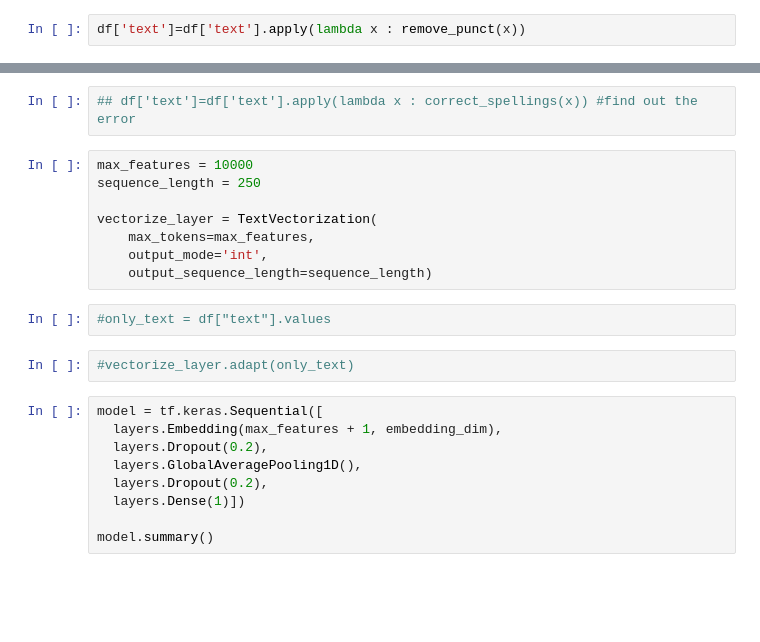
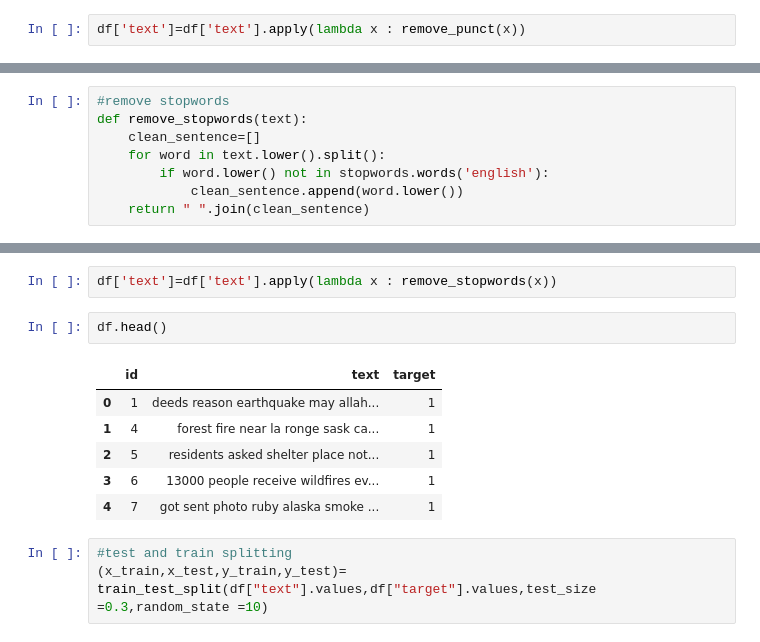
Before and after one commit to mehmetkayaci/RealOrNot_NPL, a Jupyter notebook: dataAnalysis.ipynb, the cells around one changed output, grey strips where cells are left out. Drawn from its saved outputs; the diff is of its cells as text; blank space fills up the shorter version.

```diff
--- a/dataAnalysis.ipynb
+++ b/dataAnalysis.ipynb
@@ -211,0 +173,8 @@ correct_spellings(text)
+# %%
+#remove stopwords
+def remove_stopwords(text):
+    clean_sentence=[]
+    for word in text.lower().split():
+        if word.lower() not in stopwords.words('english'):
+            clean_sentence.append(word.lower())
+    return " ".join(clean_sentence)
@@ -212,23 +190,14 @@ correct_spellings(text)
 # %%
-## df['text']=df['text'].apply(lambda x : correct_spellings(x)) #find out the error
+df['text']=df['text'].apply(lambda x : remove_stopwords(x))
-# %%
-max_features = 10000
-sequence_length = 250
-
-vectorize_layer = TextVectorization(
-    max_tokens=max_features,
-    output_mode='int',
-    output_sequence_length=sequence_length)
-# %%
-#only_text = df["text"].values
-# %%
-#vectorize_layer.adapt(only_text)
-# %%
-model = tf.keras.Sequential([
-  layers.Embedding(max_features + 1, embedding_dim),
-  layers.Dropout(0.2),
-  layers.GlobalAveragePooling1D(),
-  layers.Dropout(0.2),
-  layers.Dense(1)])
-
-model.summary()
+# %%
+df.head()
+# %% [output]
+|  | id | text | target |
+| 0 | 1 | deeds reason earthquake may allah... | 1 |
+| 1 | 4 | forest fire near la ronge sask ca... | 1 |
+| 2 | 5 | residents asked shelter place not... | 1 |
+| 3 | 6 | 13000 people receive wildfires ev... | 1 |
+| 4 | 7 | got sent photo ruby alaska smoke ... | 1 |
+# %%
+#test and train splitting
+(x_train,x_test,y_train,y_test)= train_test_split(df["text"].values,df["target"].values,test_size =0.3,random_state =10)
```
Also changed, not shown: parts of 22 cells of this notebook, 1 other file.
